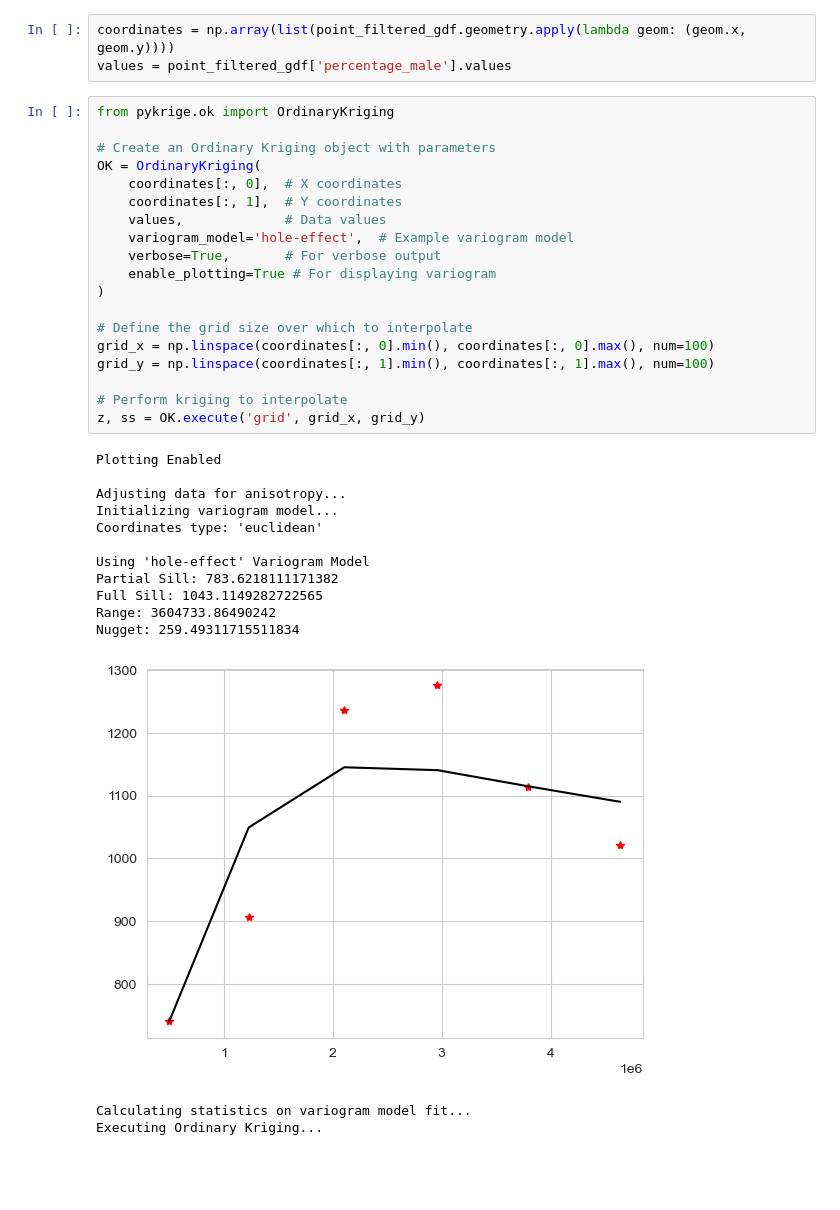
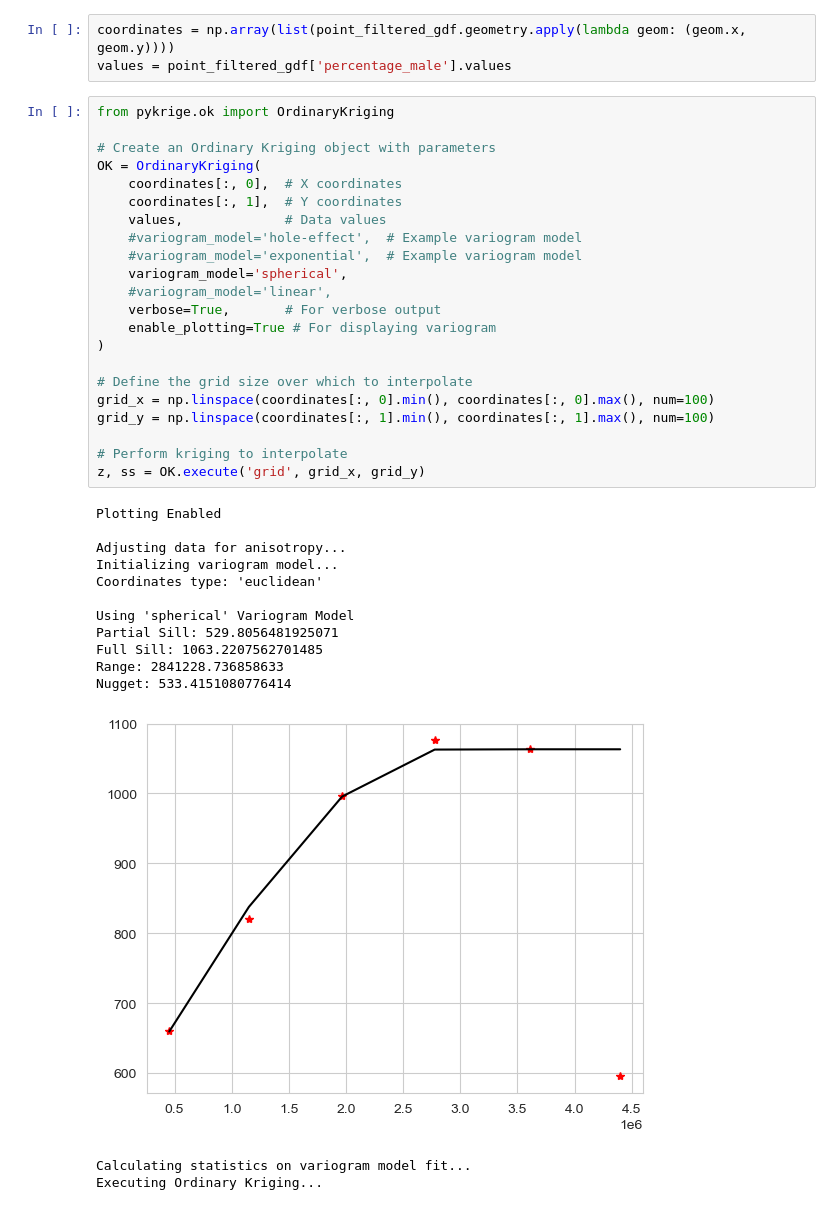
Before and after one commit to b-cubed-eu/hackathon-projects-2024, a Jupyter notebook: projects/12/ducksexcube.ipynb, the cells around one changed output. Cells and saved outputs as stored; diff of their text form; blank space fills up the shorter version.

```diff
--- a/projects/12/ducksexcube.ipynb
+++ b/projects/12/ducksexcube.ipynb
@@ -572,35 +584,38 @@ values = point_filtered_gdf['percentage_male'].values
 # %%
 from pykrige.ok import OrdinaryKriging
 
 # Create an Ordinary Kriging object with parameters
 OK = OrdinaryKriging(
     coordinates[:, 0],  # X coordinates
     coordinates[:, 1],  # Y coordinates
     values,             # Data values
-    variogram_model='hole-effect',  # Example variogram model
+    #variogram_model='hole-effect',  # Example variogram model
+    #variogram_model='exponential',  # Example variogram model
+    variogram_model='spherical',
+    #variogram_model='linear',
     verbose=True,       # For verbose output
     enable_plotting=True # For displaying variogram
 )
 
 # Define the grid size over which to interpolate
 grid_x = np.linspace(coordinates[:, 0].min(), coordinates[:, 0].max(), num=100)
 grid_y = np.linspace(coordinates[:, 1].min(), coordinates[:, 1].max(), num=100)
 
 # Perform kriging to interpolate
 z, ss = OK.execute('grid', grid_x, grid_y)
 # %% [output]
 Plotting Enabled
 
 Adjusting data for anisotropy...
 Initializing variogram model...
 Coordinates type: 'euclidean'
 
-Using 'hole-effect' Variogram Model
-Partial Sill: 783.6218111171382
-Full Sill: 1043.1149282722565
-Range: 3604733.86490242
-Nugget: 259.49311715511834
+Using 'spherical' Variogram Model
+Partial Sill: 529.8056481925071
+Full Sill: 1063.2207562701485
+Range: 2841228.736858633
+Nugget: 533.4151080776414
-[figure, old version]
+[figure, new version]
 Calculating statistics on variogram model fit...
 Executing Ordinary Kriging...
 # %%
```
Also changed, not shown: parts of 18 cells of this notebook.
